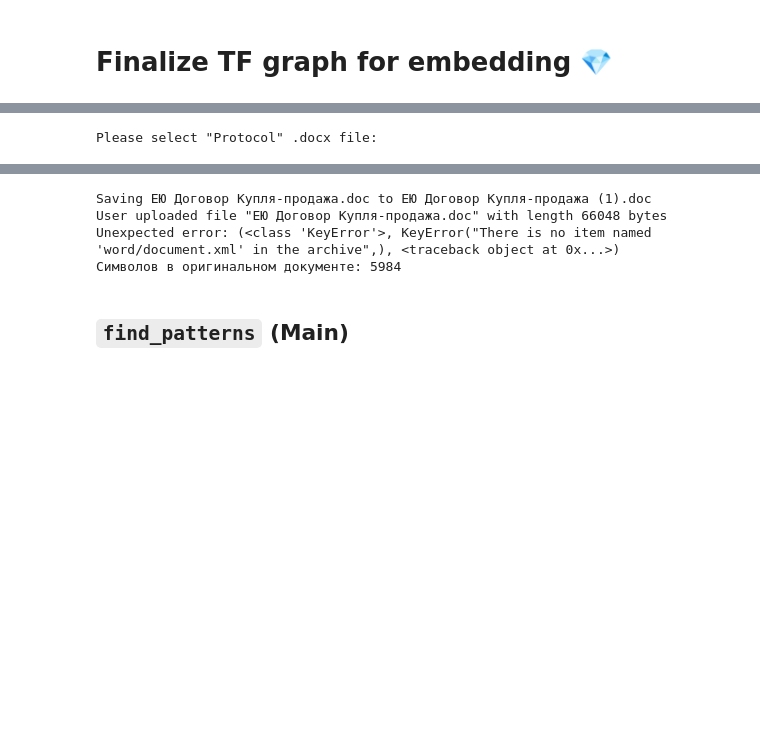
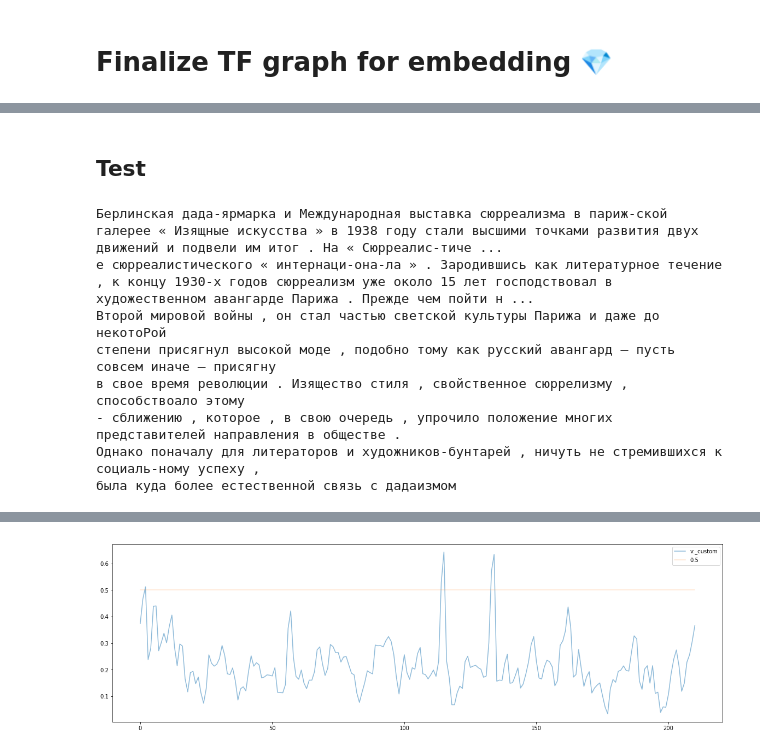
Before and after one commit to nemoware/analyser, a Jupyter notebook: Search_patterns_right_in_TF_(solo_session).ipynb, the cells around one changed output, grey strips where cells are left out. Saved outputs shown, nothing was run; the diff lists cells and outputs as text; code cells hidden in the pictures; blank space fills up the shorter version.

```diff
--- a/Search_patterns_right_in_TF_(solo_session).ipynb
+++ b/Search_patterns_right_in_TF_(solo_session).ipynb
@@ -445,0 +366,4 @@ prepare_patters_for_embedding(pf.patterns)
+# %%
+import tensorflow as tf
+import tensorflow_hub as hub
+PM = PatternSearchModel(tf, hub)
@@ -446,4 +377,10 @@ prepare_patters_for_embedding(pf.patterns)
+# %% [markdown]
+## Test
 # %%
+
+want_upload = False #@param {type:"boolean"}
+search_for = "\u043A\u0443\u043B\u044C\u0434\u0443\u0440\u0430 \u041F\u0430\u0440\u0438\u0436\u0430" #@param {type:"string"}
+from patterns import AbstractPatternFactory, FuzzyPattern
 
 from text_tools import tokenize_text
 import re
@@ -465,12 +402,54 @@ uploaded = """
 была куда более естественной связь с дадаизмом"""
 
 #UNCOMMENT TO UPLOAD============================================================
-uploaded = interactive_upload('Protocol')[0]
+
+
+if want_upload:
+  uploaded = interactive_upload('Protocol')[0]
 #
 _regex_addon = [
     (re.compile(r'[­]'), '-'),
 ]
 TOKENS=tokenize_text( normalize_text(uploaded, replacements_regex+_regex_addon))
+
+
+
+class PF(AbstractPatternFactory):
+  def __init__(self):
+    AbstractPatternFactory.__init__(self, None)
+    self._build_ner_patterns()
+
+  def _build_ner_patterns(self):
+    def cp(name, tuples):
+      return self.create_pattern(name, tuples)
+
+    cp('_custom', ( '', search_for, ''))
+
+
+# ---
+pf = PF()
+
+av = PM.find_patterns(text_tokens=TOKENS, patterns=pf.patterns)
+
+
+
+fig = plt.figure(figsize=(20, 6))
+ax = plt.axes()
+for name in av.vectors:
+  ax.plot(av.get_best(name, relu_th=0.8), label='v:'+name, alpha=0.5)
+ax.plot([0.5]*av.size, label='0.5', alpha=0.2)
+plt.legend(loc='upper right')
+
+
+
+GLOBALS__['renderer'].render_color_text(TOKENS, av.get_by_name('_custom'), _range=(0,1) )
 # TOKENS
 # %% [output]
-Please select "Protocol" .docx file:
+Берлинская дада-ярмарка и Международная выставка сюрреализма в париж-ской галерее « Изящные искусства » в 1938 году стали высшими точками развития двух движений и подвели им итог . На « Сюрреалис-тиче ...
+е сюрреалистического « интернаци-она-ла » . Зародившись как литературное течение , к концу 1930-х годов сюрреализм уже около 15 лет господствовал в художественном авангарде Парижа . Прежде чем пойти н ...
+Второй мировой войны , он стал частью светской культуры Парижа и даже до некотоРой
+степени присягнул высокой моде , подобно тому как русский авангард — пусть совсем иначе — присягну
+в свое время революции . Изящество стиля , свойственное сюррелизму , способствоало этому
+- сближению , которое , в свою очередь , упрочило положение многих представителей направления в обществе .
+Однако поначалу для литераторов и художников-бунтарей , ничуть не стремившихся к социаль-ному успеху ,
+была куда более естественной связь с дадаизмом
@@ -478,6 +456 @@ Please select "Protocol" .docx file:
-Saving ЕЮ Договор Купля-продажа.doc to ЕЮ Договор Купля-продажа (1).doc
-User uploaded file "ЕЮ Договор Купля-продажа.doc" with length 66048 bytes
-Unexpected error: (<class 'KeyError'>, KeyError("There is no item named 'word/document.xml' in the archive",), <traceback object at 0x...>)
-Символов в оригинальном документе: 5984
+[figure, added]
-# %% [markdown]
-##  `find_patterns` (Main)
```
Also changed, not shown: parts of 15 cells of this notebook.
